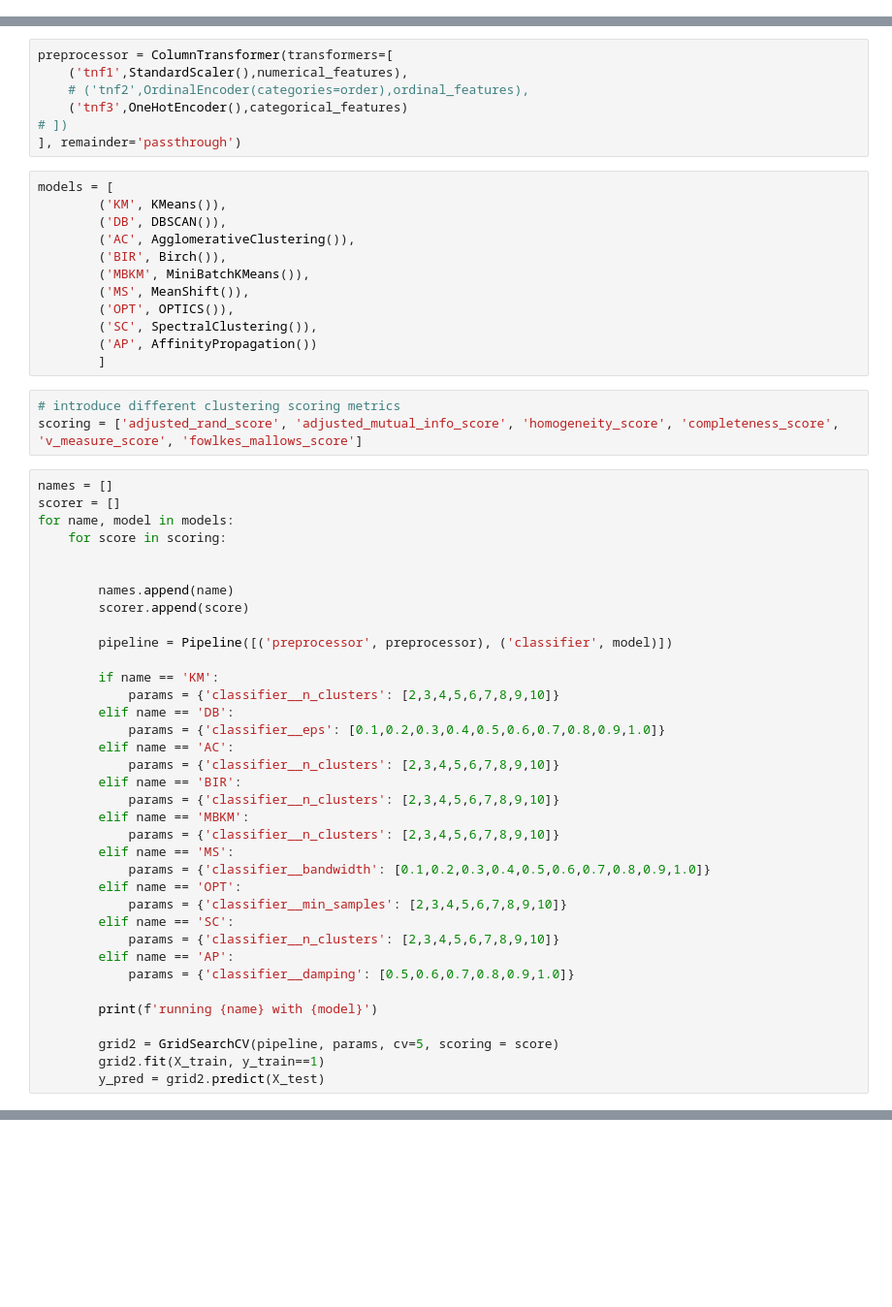
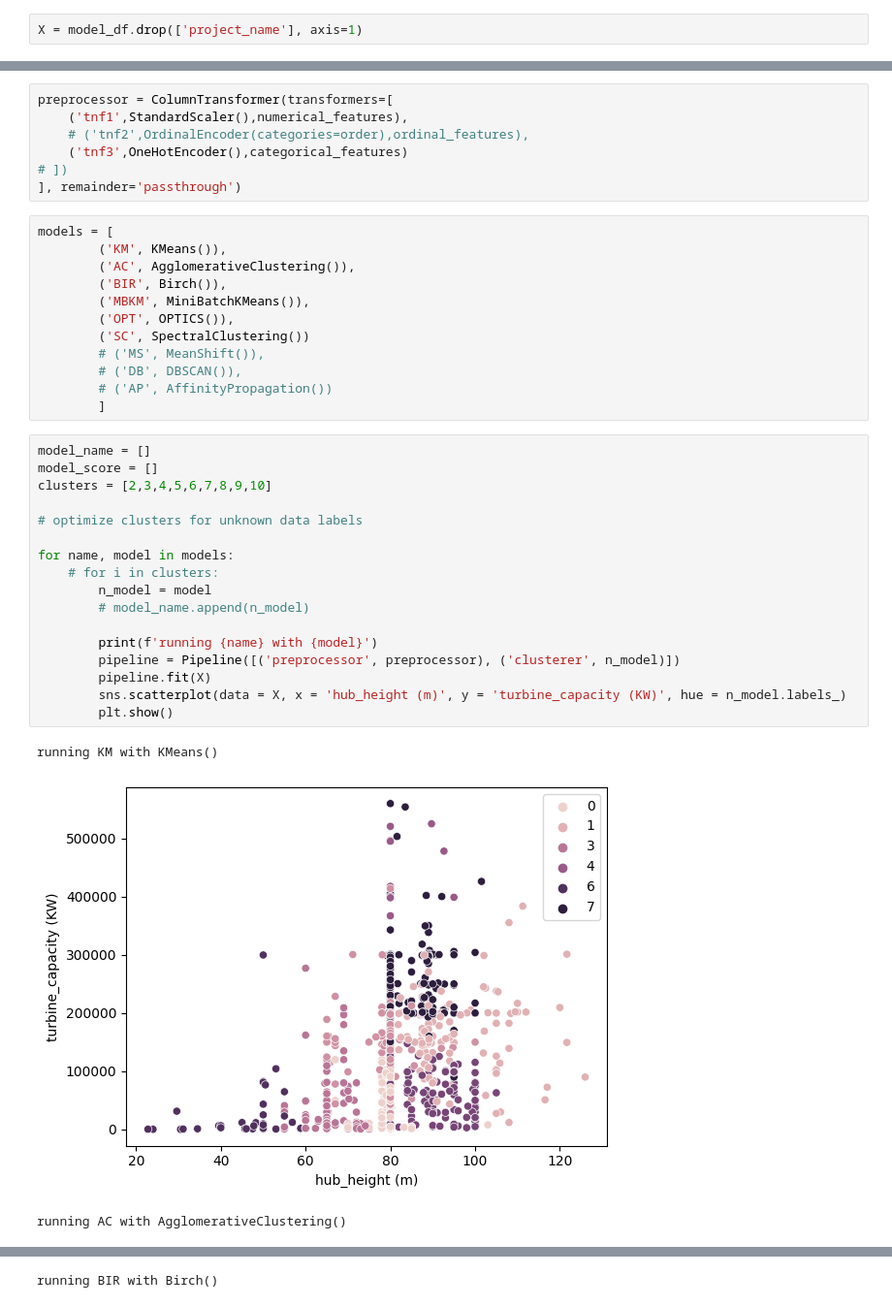
Before and after one commit to NicsLvl/DA1_Capstone_JADEN, a Jupyter notebook: Model_wind_turbine.ipynb, the cells around one changed output, grey strips where cells are left out. Shown at 97% size. Cells and saved outputs as stored; diff of their text form; blank space fills up the shorter version.

Commit message:
updated clustering pipeline

```diff
--- a/Model_wind_turbine.ipynb
+++ b/Model_wind_turbine.ipynb
@@ -174,3 +239,5 @@ X =
+# %%
+X = model_df.drop(['project_name'], axis=1)
 # %%
 # setup the ordinal features
 # ordinal_features = ['education']
@@ -192,51 +259,33 @@ preprocessor = ColumnTransformer(transformers=[
 # %%
 models = [
         ('KM', KMeans()),
-        ('DB', DBSCAN()),
         ('AC', AgglomerativeClustering()),
         ('BIR', Birch()),
         ('MBKM', MiniBatchKMeans()),
-        ('MS', MeanShift()),
         ('OPT', OPTICS()),
-        ('SC', SpectralClustering()),
-        ('AP', AffinityPropagation())
+        ('SC', SpectralClustering())
+        # ('MS', MeanShift()),
+        # ('DB', DBSCAN()),
+        # ('AP', AffinityPropagation())
         ]
-# %%
-# introduce different clustering scoring metrics
-scoring = ['adjusted_rand_score', 'adjusted_mutual_info_score', 'homogeneity_score', 'completeness_score', 'v_measure_score', 'fowlkes_mallows_score']
-# %%
-names = []
-scorer = []
-for name, model in models:
-    for score in scoring:
-
-
-        names.append(name)
-        scorer.append(score)
-
-        pipeline = Pipeline([('preprocessor', preprocessor), ('classifier', model)])
-
-        if name == 'KM':
-            params = {'classifier__n_clusters': [2,3,4,5,6,7,8,9,10]}
-        elif name == 'DB':
-            params = {'classifier__eps': [0.1,0.2,0.3,0.4,0.5,0.6,0.7,0.8,0.9,1.0]}
-        elif name == 'AC':
-            params = {'classifier__n_clusters': [2,3,4,5,6,7,8,9,10]}
-        elif name == 'BIR':
-            params = {'classifier__n_clusters': [2,3,4,5,6,7,8,9,10]}
-        elif name == 'MBKM':
-            params = {'classifier__n_clusters': [2,3,4,5,6,7,8,9,10]}
-        elif name == 'MS':
-            params = {'classifier__bandwidth': [0.1,0.2,0.3,0.4,0.5,0.6,0.7,0.8,0.9,1.0]}
-        elif name == 'OPT':
-            params = {'classifier__min_samples': [2,3,4,5,6,7,8,9,10]}
-        elif name == 'SC':
-            params = {'classifier__n_clusters': [2,3,4,5,6,7,8,9,10]}
-        elif name == 'AP':
-            params = {'classifier__damping': [0.5,0.6,0.7,0.8,0.9,1.0]}
-
-        print(f'running {name} with {model}')
-
-        grid2 = GridSearchCV(pipeline, params, cv=5, scoring = score)
-        grid2.fit(X_train, y_train==1)
-        y_pred = grid2.predict(X_test)
+# %%
+model_name = []
+model_score = []
+clusters = [2,3,4,5,6,7,8,9,10]
+
+# optimize clusters for unknown data labels
+
+for name, model in models:
+    # for i in clusters:
+        n_model = model
+        # model_name.append(n_model)
+
+        print(f'running {name} with {model}')
+        pipeline = Pipeline([('preprocessor', preprocessor), ('clusterer', n_model)])
+        pipeline.fit(X)
+        sns.scatterplot(data = X, x = 'hub_height (m)', y = 'turbine_capacity (KW)', hue = n_model.labels_)
+        plt.show()
+# %% [output]
+running KM with KMeans()
+[figure, added]
+running AC with AgglomerativeClustering()
@@ -242,0 +293 @@ for name, model in models:
+running BIR with Birch()
```
Also changed, not shown: parts of 41 cells of this notebook.
